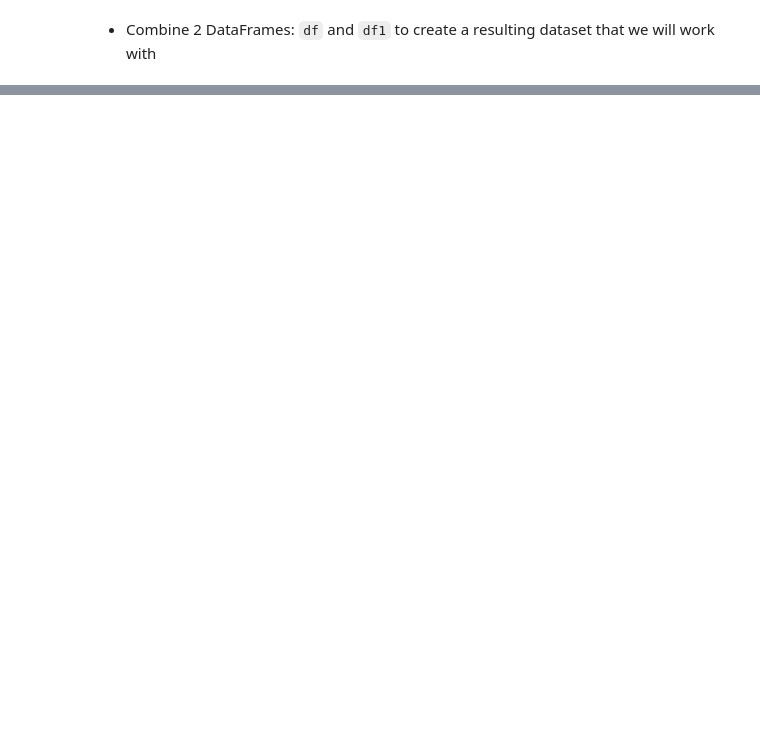
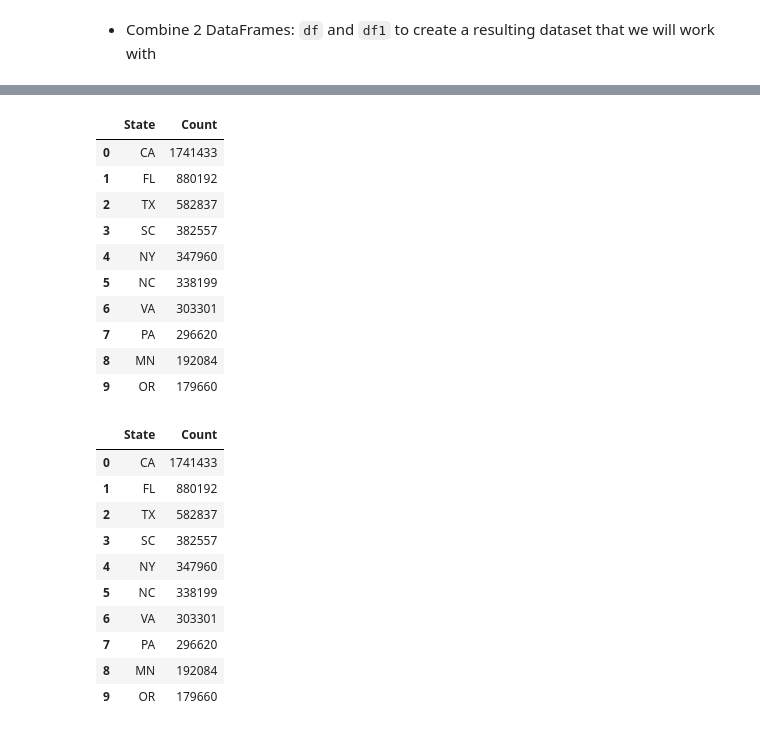
Before and after one commit to leilaine/data_project_2023, a Jupyter notebook: project.ipynb, the cells around one changed output, grey strips where cells are left out. Drawn from its saved outputs; the diff is of its cells as text; code cells hidden in the pictures; blank space fills up the shorter version.

```diff
--- a/project.ipynb
+++ b/project.ipynb
@@ -95,0 +142,33 @@ resulting_df
+# %%
+state_counts = resulting_df['State'].value_counts()
+# %%
+state_count_df = pd.DataFrame({'State': state_counts.index, 'Count': state_counts.values})
+# %%
+state_count_df = state_count_df.sort_values(by='Count', ascending=False)
+# %%
+top_10_states = state_count_df.head(10)['State']
+# %%
+top_10_states
+# %% [output]
+|  | State | Count |
+| 0 | CA | 1741433 |
+| 1 | FL | 880192 |
+| 2 | TX | 582837 |
+| 3 | SC | 382557 |
+| 4 | NY | 347960 |
+| 5 | NC | 338199 |
+| 6 | VA | 303301 |
+| 7 | PA | 296620 |
+| 8 | MN | 192084 |
+| 9 | OR | 179660 |
+|  | State | Count |
+| 0 | CA | 1741433 |
+| 1 | FL | 880192 |
+| 2 | TX | 582837 |
+| 3 | SC | 382557 |
+| 4 | NY | 347960 |
+| 5 | NC | 338199 |
+| 6 | VA | 303301 |
+| 7 | PA | 296620 |
+| 8 | MN | 192084 |
+| 9 | OR | 179660 |
```
Also changed, not shown: parts of 6 cells of this notebook.
